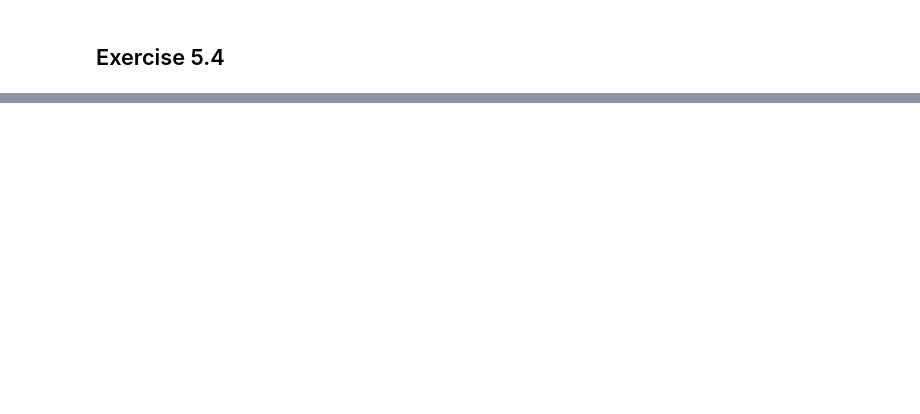
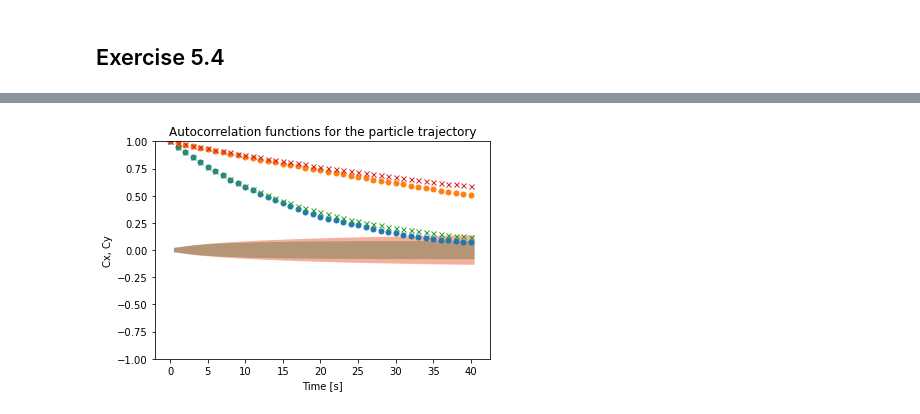
Before and after one commit to gasparyanartur/simulation-of-complex-systems-solutions, a Jupyter notebook: chapter-5/chapter-5.ipynb, the cells around one changed output, grey strips where cells are left out. Cells and saved outputs as stored; diff of their text form; code cells hidden in the pictures; blank space fills up the shorter version.

```diff
--- a/chapter-5/chapter-5.ipynb
+++ b/chapter-5/chapter-5.ipynb
@@ -234,0 +236,28 @@ ax.legend(["x", "y"])
+# %%
+def get_autocorr_theory(n_steps, time_step):
+    ac = np.zeros((n_steps, 2))
+
+    k_x, k_y = k
+
+    ac[:, 0] = kb*temp/k_x*np.exp(-k_x/gamma*np.arange(n_steps)*time_step)
+    ac[:, 1] = kb*temp/k_y*np.exp(-k_y/gamma*np.arange(n_steps)*time_step)
+
+    return ac
+# %%
+import statsmodels.api as sm
+
+ac_theory = get_autocorr_theory(n_steps, time_step)
+
+fig = plt.figure()
+ax = plt.gca()
+sm.graphics.tsa.plot_acf(trajectory_trap[:, 0], ax=ax, use_vlines=False)
+sm.graphics.tsa.plot_acf(trajectory_trap[:, 1], ax=ax, use_vlines=False)
+sm.graphics.tsa.plot_acf(ac_theory[:, 0], ax=ax, use_vlines=False, marker='x', adjusted=True)
+sm.graphics.tsa.plot_acf(ac_theory[:, 1], ax=ax, use_vlines=False, marker='x')
+ax.set_ylabel("Cx, Cy")
+ax.set_xlabel("Time [s]")
+ax.set_title("Autocorrelation functions for the particle trajectory")
+
+...;
+# %% [output]
+[figure, added]
```
Also changed, not shown: parts of 10 cells of this notebook.
